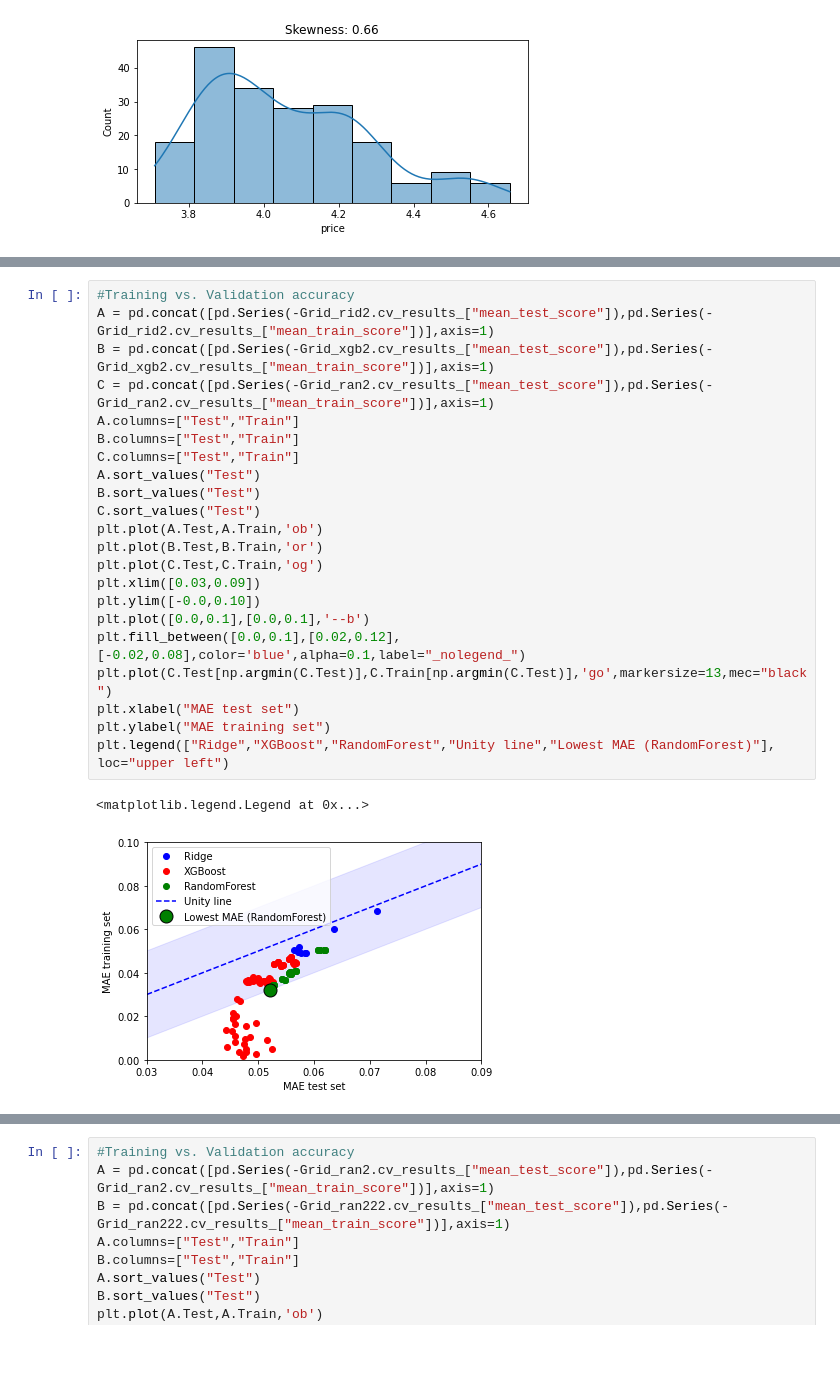
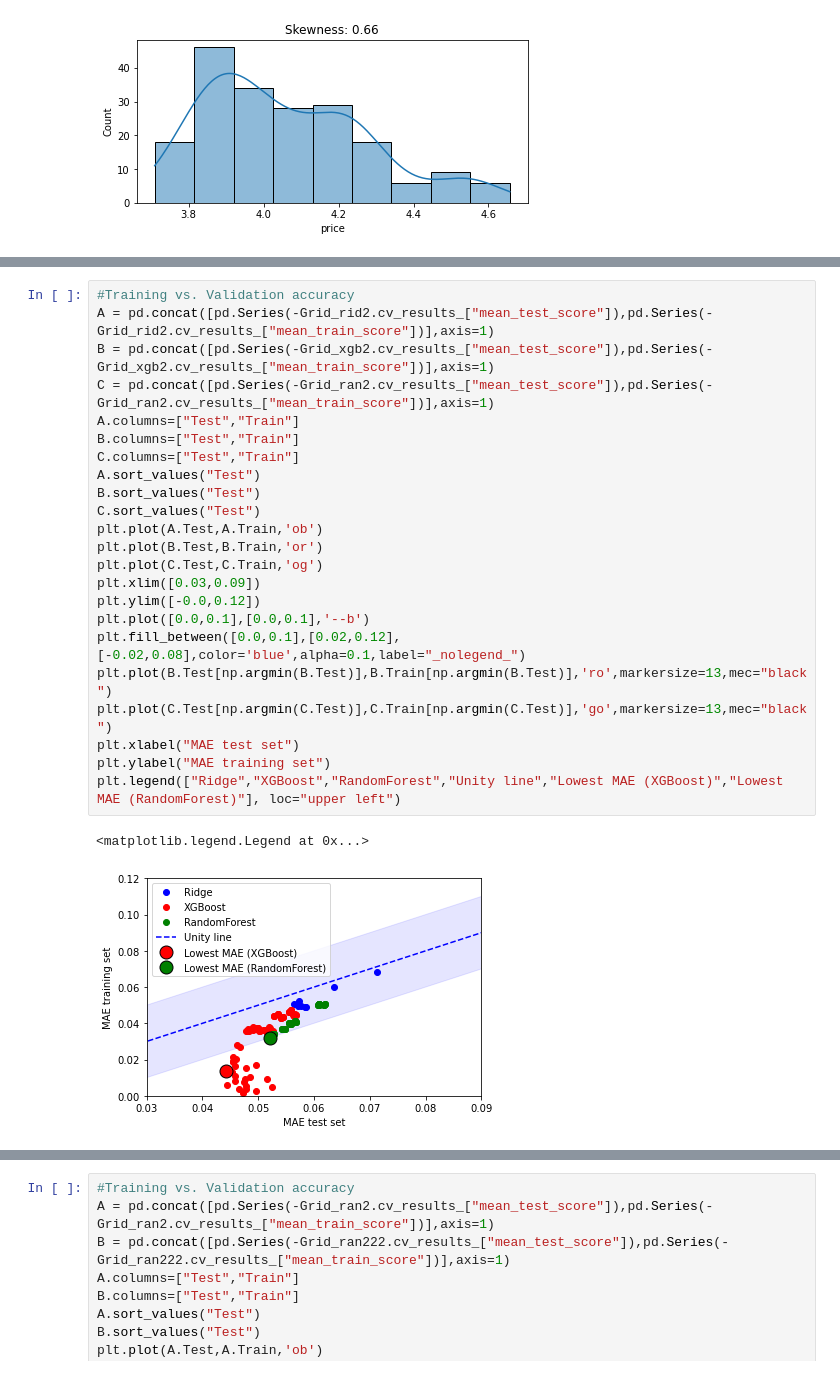
Before and after one commit to SamuComqi92/Car_price_prediction, a Jupyter notebook: Car Price Prediction.ipynb, the cells around one changed output, grey strips where cells are left out. Cells and saved outputs as stored; diff of their text form.

```diff
--- a/Car Price Prediction.ipynb
+++ b/Car Price Prediction.ipynb
@@ -618,25 +676,26 @@ The best Random Forest Regression MAE is:  0.052069488199465684
 # %%
 #Training vs. Validation accuracy
 A = pd.concat([pd.Series(-Grid_rid2.cv_results_["mean_test_score"]),pd.Series(-Grid_rid2.cv_results_["mean_train_score"])],axis=1)
 B = pd.concat([pd.Series(-Grid_xgb2.cv_results_["mean_test_score"]),pd.Series(-Grid_xgb2.cv_results_["mean_train_score"])],axis=1)
 C = pd.concat([pd.Series(-Grid_ran2.cv_results_["mean_test_score"]),pd.Series(-Grid_ran2.cv_results_["mean_train_score"])],axis=1)
 A.columns=["Test","Train"]
 B.columns=["Test","Train"]
 C.columns=["Test","Train"]
 A.sort_values("Test")
 B.sort_values("Test")
 C.sort_values("Test")
 plt.plot(A.Test,A.Train,'ob')
 plt.plot(B.Test,B.Train,'or')
 plt.plot(C.Test,C.Train,'og')
 plt.xlim([0.03,0.09])
-plt.ylim([-0.0,0.10])
+plt.ylim([-0.0,0.12])
 plt.plot([0.0,0.1],[0.0,0.1],'--b')
 plt.fill_between([0.0,0.1],[0.02,0.12],[-0.02,0.08],color='blue',alpha=0.1,label="_nolegend_")
+plt.plot(B.Test[np.argmin(B.Test)],B.Train[np.argmin(B.Test)],'ro',markersize=13,mec="black")
 plt.plot(C.Test[np.argmin(C.Test)],C.Train[np.argmin(C.Test)],'go',markersize=13,mec="black")
 plt.xlabel("MAE test set")
 plt.ylabel("MAE training set")
-plt.legend(["Ridge","XGBoost","RandomForest","Unity line","Lowest MAE (RandomForest)"], loc="upper left")
+plt.legend(["Ridge","XGBoost","RandomForest","Unity line","Lowest MAE (XGBoost)","Lowest MAE (RandomForest)"], loc="upper left")
 # %% [output]
 <matplotlib.legend.Legend at 0x...>
-[figure, old version]
+[figure, new version]
```
Also changed, not shown: parts of 50 cells of this notebook.
